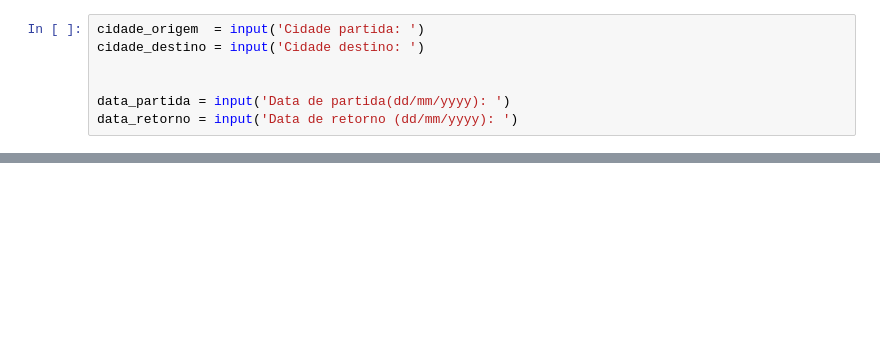
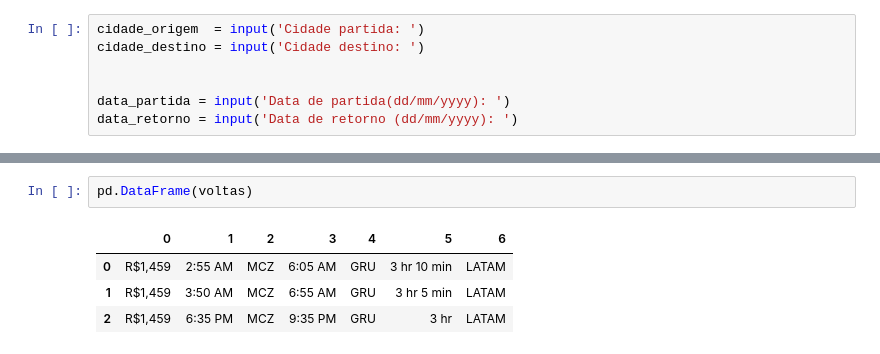
Before and after one commit to GabrielG16/AirPassages, a Jupyter notebook: 123M.ipynb, the cells around one changed output, grey strips where cells are left out. Cells and saved outputs as stored; diff of their text form; blank space fills up the shorter version.

```diff
--- a/123M.ipynb
+++ b/123M.ipynb
@@ -176,0 +246,7 @@ AttributeError: 'WebElement' object has no attribute 'page_source'
+# %%
+pd.DataFrame(voltas)
+# %% [output]
+|  | 0 | 1 | 2 | 3 | 4 | 5 | 6 |
+| 0 | R$1,459 | 2:55 AM | MCZ | 6:05 AM | GRU | 3 hr 10 min | LATAM |
+| 1 | R$1,459 | 3:50 AM | MCZ | 6:55 AM | GRU | 3 hr 5 min | LATAM |
+| 2 | R$1,459 | 6:35 PM | MCZ | 9:35 PM | GRU | 3 hr | LATAM |
```
Also changed, not shown: parts of 15 cells of this notebook.
